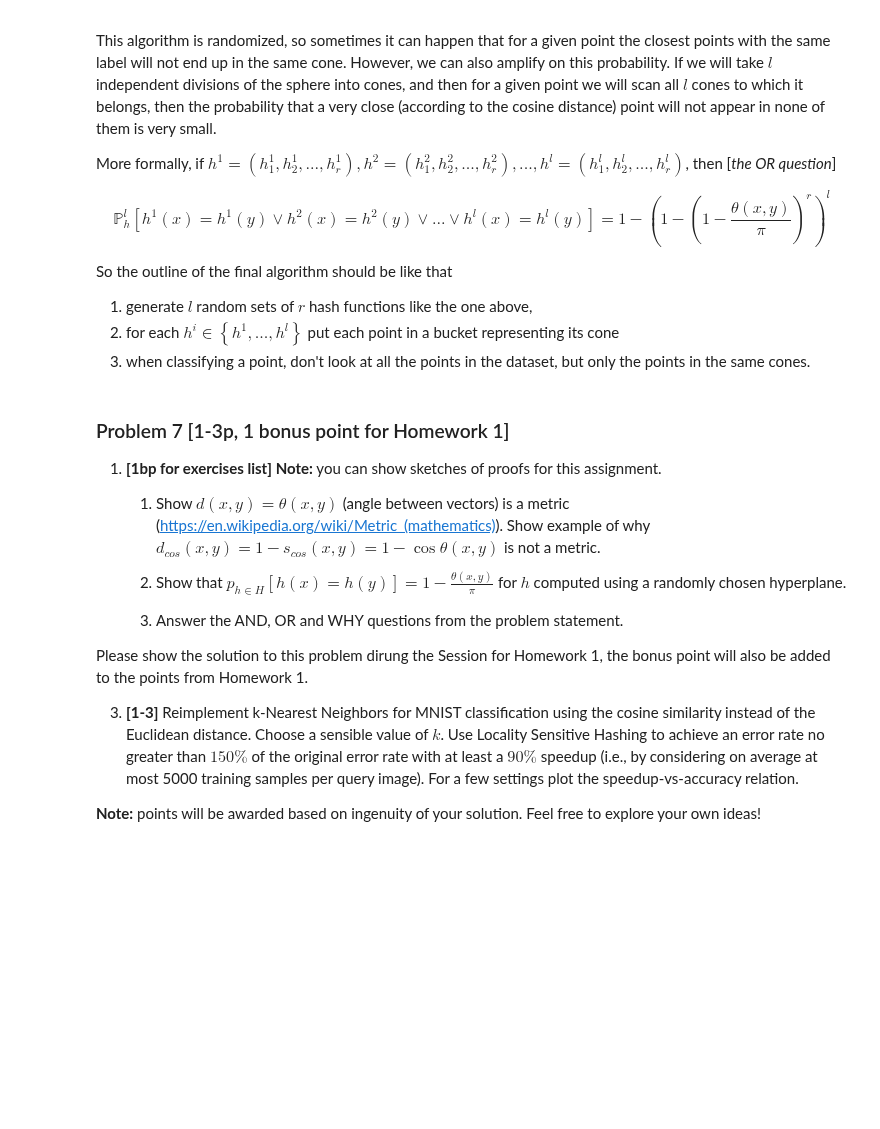
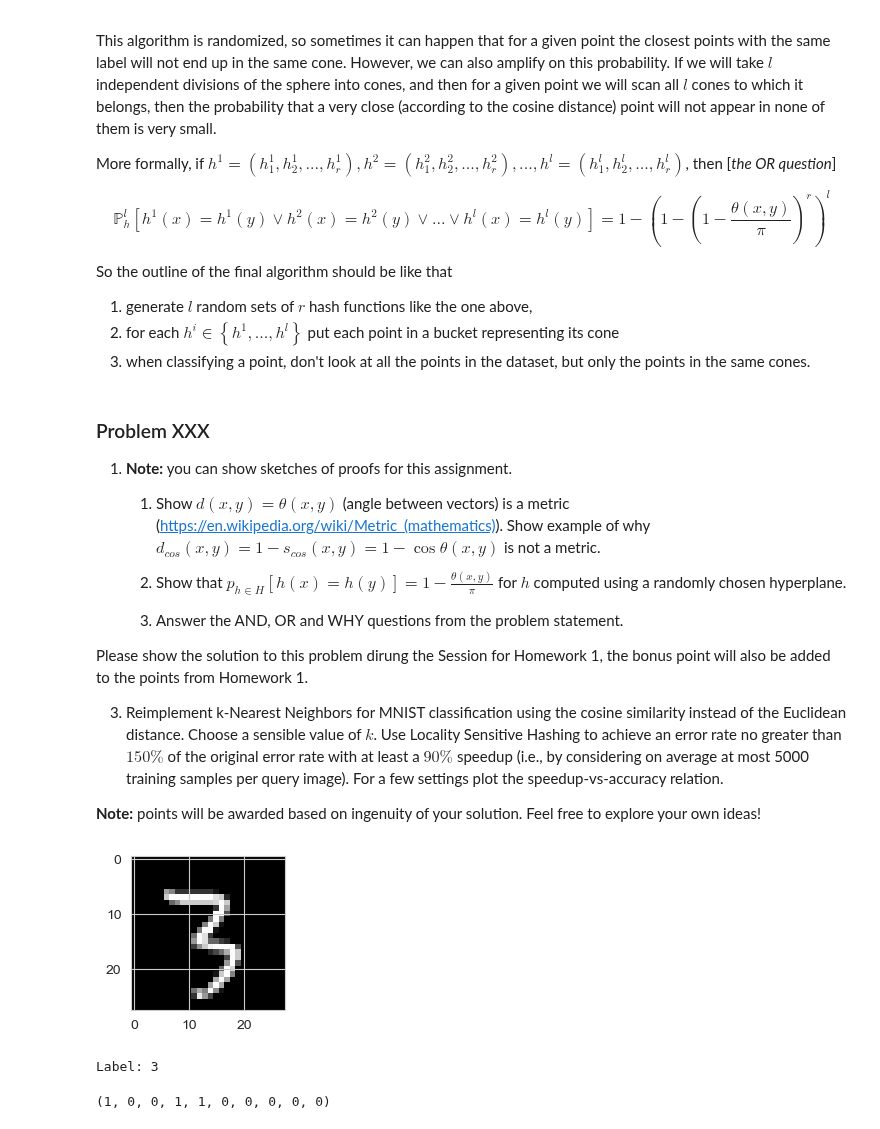
Before and after one commit to dmika1234/ml_uwr_22, a Jupyter notebook: Assignments_solutions/AssignmentXXXX_solutions.ipynb, the cells around one changed output. Cells and saved outputs as stored; diff of their text form; code cells hidden in the pictures; blank space fills up the shorter version.

```diff
--- a/Assignments_solutions/AssignmentXXXX_solutions.ipynb
+++ b/Assignments_solutions/AssignmentXXXX_solutions.ipynb
@@ -161,9 +148,9 @@ So the outline of the final algorithm should be like that
 2. for each $h^i \in \left\{h^1,...,h^l \right\}$ put each point in a bucket representing its cone
 3. when classifying a point, don't look at all the points in the dataset, but only the points in the same cones.
 # %% [markdown]
-### Problem 7 [1-3p, 1 bonus point for Homework 1]
+### Problem XXX
 
-1. **[1bp for exercises list]** **Note:** you can show sketches of proofs for this assignment.
+1. **Note:** you can show sketches of proofs for this assignment.
     1. Show $d(x,y) = \theta(x,y)$ (angle between vectors) is a metric (https://en.wikipedia.org/wiki/Metric_(mathematics)).
     Show example of why $d_{cos}(x,y) = 1- s_{cos}(x,y)=1-\cos \theta(x,y)$ is not a metric.
 
@@ -173,6 +160,27 @@ So the outline of the final algorithm should be like that
 
   Please show the solution to this problem dirung the Session for Homework 1, the bonus point will also be added to the points from Homework 1.
 
-3. **[1-3]** Reimplement k-Nearest Neighbors for MNIST classification using the cosine similarity instead of the Euclidean distance. Choose a sensible value of $k$. Use Locality Sensitive Hashing to achieve an error rate no greater than $150\%$ of the original error rate with at least a $90\%$ speedup (i.e., by considering on average at most 5000 training samples per query image). For a few settings plot the speedup-vs-accuracy relation.
+3.  Reimplement k-Nearest Neighbors for MNIST classification using the cosine similarity instead of the Euclidean distance. Choose a sensible value of $k$. Use Locality Sensitive Hashing to achieve an error rate no greater than $150\%$ of the original error rate with at least a $90\%$ speedup (i.e., by considering on average at most 5000 training samples per query image). For a few settings plot the speedup-vs-accuracy relation.
 
   **Note:** points will be awarded based on ingenuity of your solution. Feel free to explore your own ideas!
+# %%
+X_train = mnist_train_data_uint8
+y_train = mnist_train_labels_int64
+
+X = X_train[:60000]
+y = y_train[:60000]
+# %%
+
+
+import matplotlib.pyplot as plt
+
+def plot_digit(x):
+    fig = plt.figure(figsize = (2,2))
+    plt.imshow(x, cmap='gray')
+    plt.show()
+
+plot_digit(X[44])
+print("Label:", y[44])
+# %% [output]
+[figure, added]
+Label: 3
@@ -178,0 +206,4 @@ So the outline of the final algorithm should be like that
+# %%
+b(X[44].flatten())
+# %% [output]
+(1, 0, 0, 1, 1, 0, 0, 0, 0, 0)
```
Also changed, not shown: parts of 4 cells of this notebook.
